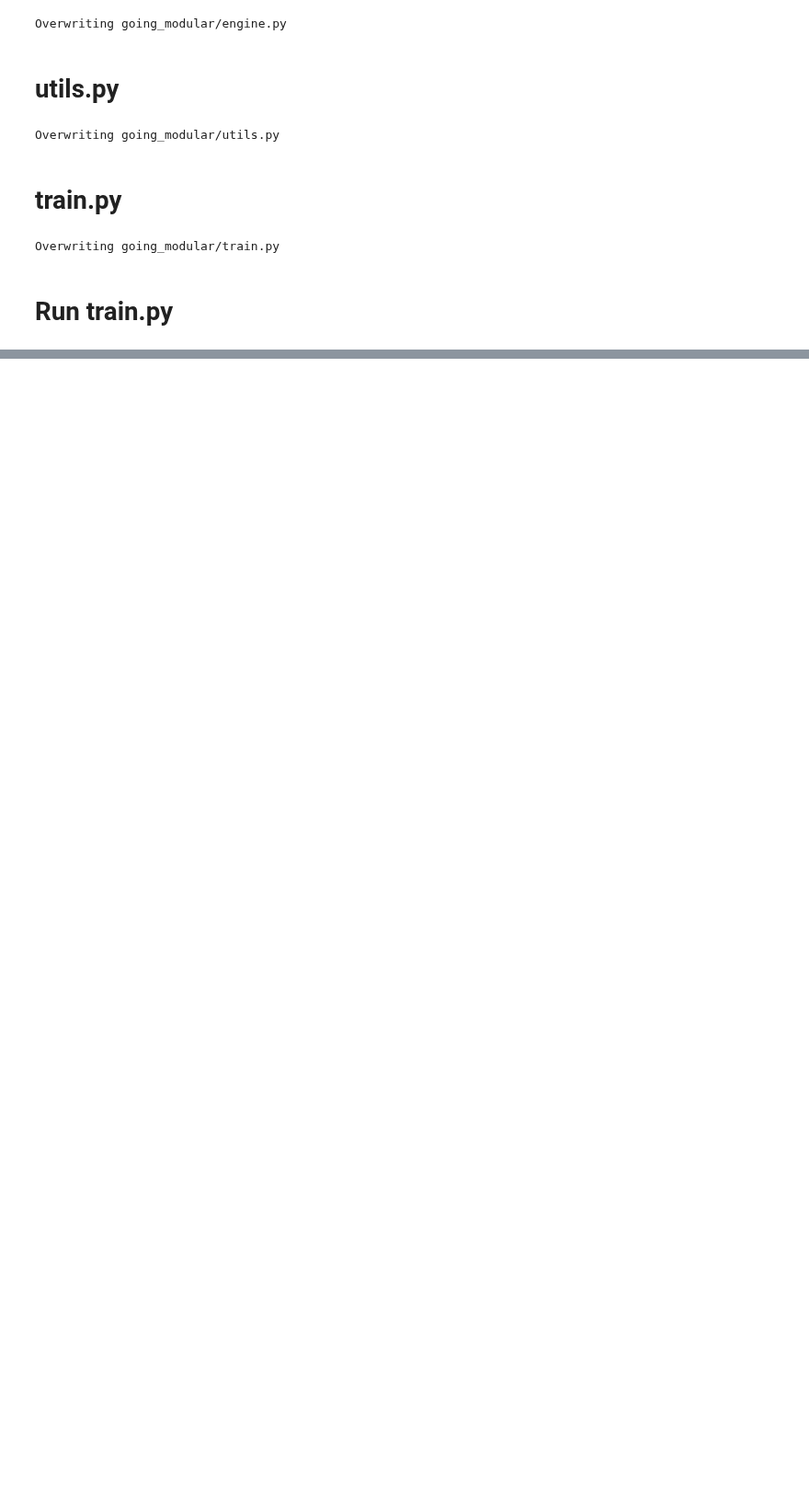
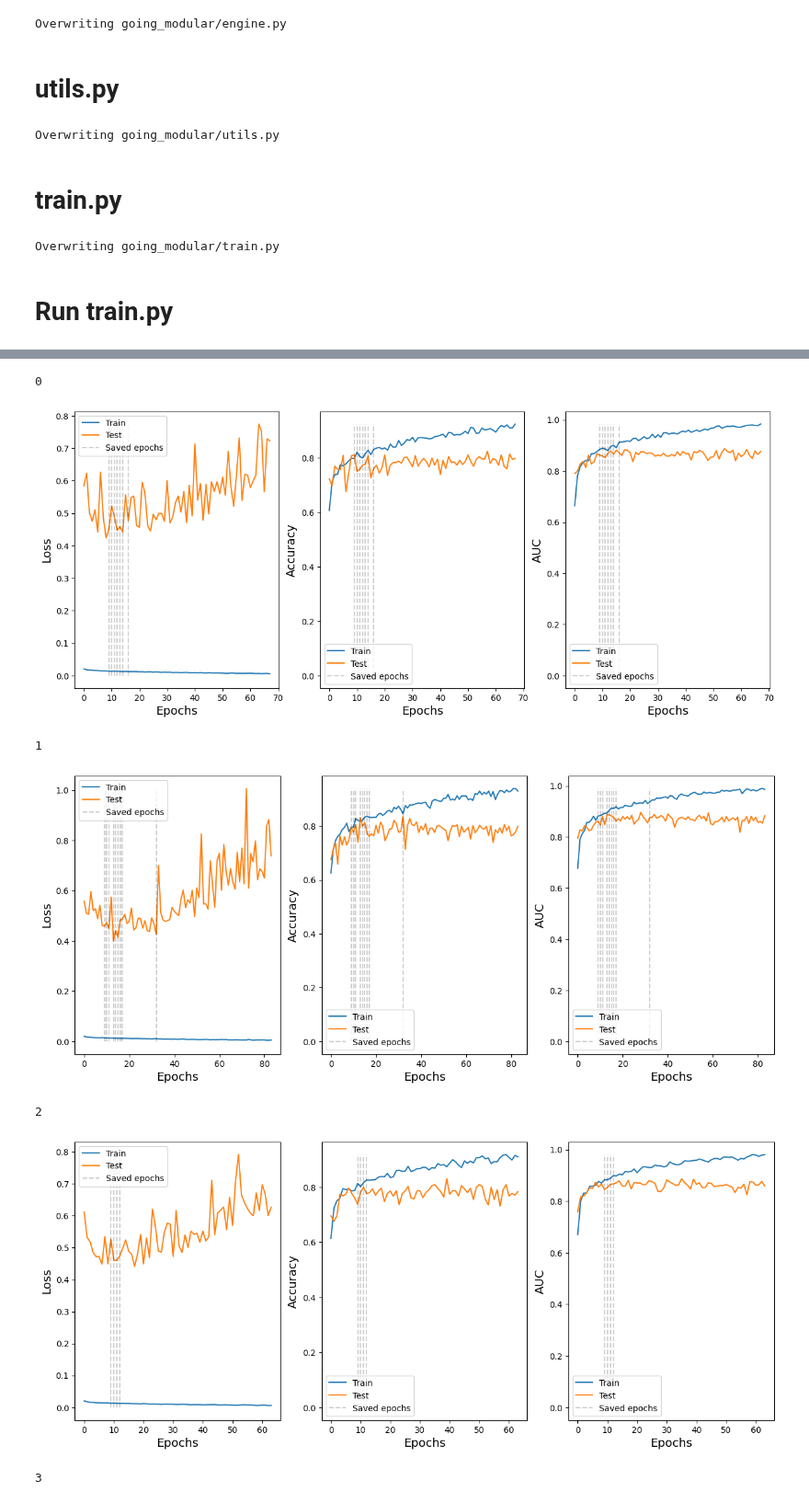
Before and after one commit to lnsayer/personal_repo, a Jupyter notebook: drug discovery with BACE dataset/bace_dataset_going_modular.ipynb, the cells around one changed output, grey strips where cells are left out. Shown at 92% size. Drawn from its saved outputs; the diff is of its cells as text; code cells hidden in the pictures; blank space fills up the shorter version.

```diff
--- a/drug discovery with BACE dataset/bace_dataset_going_modular.ipynb
+++ b/drug discovery with BACE dataset/bace_dataset_going_modular.ipynb
@@ -1148,0 +1192,21 @@ Time to run train.py: 12.9665
+# %%
+from timeit import default_timer as timer
+
+import pickle
+import matplotlib.pyplot as plt
+
+for i in range(0,5):
+  print(i)
+  with open(f'/content/drive/MyDrive/bace_graph_project/models/ginconv_models/{i}_128_300_global_mean_pool_results.pkl', 'rb') as func:
+      loaded_dict = pickle.load(func)
+
+  loss_acc_auc_plots(loaded_dict)
+  plt.show()
+# %% [output]
+0
+[figure, added]
+1
+[figure, added]
+2
+[figure, added]
+3
```
Also changed, not shown: parts of 5 cells of this notebook.
